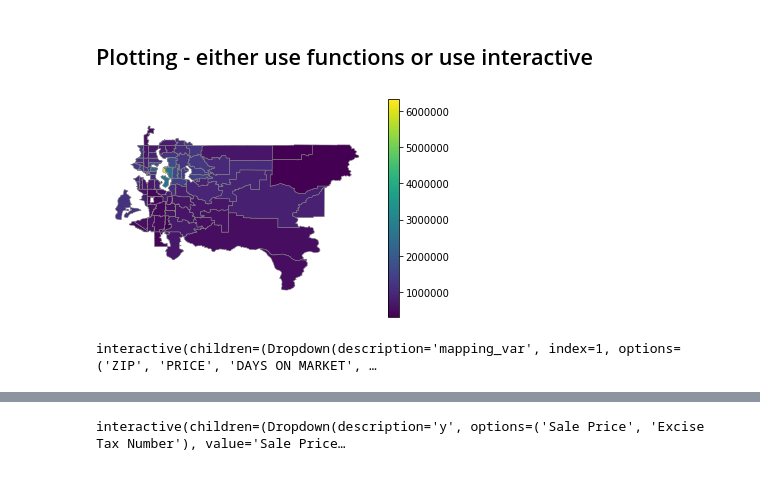
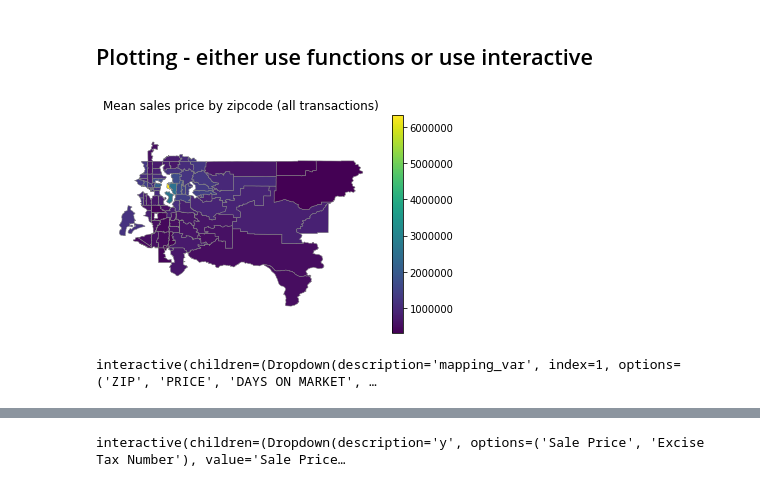
Before and after one commit to mweath/data515_project, a Jupyter notebook: code/visualization_wip.ipynb, the cells around one changed output, grey strips where cells are left out. Saved outputs shown, nothing was run; the diff lists cells and outputs as text; code cells hidden in the pictures.

```diff
--- a/code/visualization_wip.ipynb
+++ b/code/visualization_wip.ipynb
@@ -74,26 +137,26 @@ def opening_plot(opening_data = merged, mapping_var='PRICE'):
     opening_data.plot(column=mapping_var,ax=ax, linewidth=0.5, edgecolor='0.5', legend=True)
     ax.set_axis_off()
     plt.axis('equal')
+    plt.title('Mean sales price by zipcode (all transactions)')
     plt.savefig(project_path+'/output/example_opening.png');
     plt.show()
 # %%
 #plot with function
-#opening_plot()
+opening_plot()
 # %% [output]
-[figure, old version]
+[figure, new version]
 # %%
 #interactive opening plot - select var of interest
-
 def opening_interactive(mapping_var='PRICE'):
     f, ax = plt.subplots(1)
     merged.plot(column=mapping_var,ax=ax, linewidth=0.5, edgecolor='0.5', legend=True)
     ax.set_axis_off()
     plt.axis('equal')
-
-interactive_plot = interactive(opening_interactive, mapping_var=merged.select_dtypes(include=np.number).columns.tolist())
-interactive_plot
-# %% [output]
-interactive(children=(Dropdown(description='mapping_var', index=1, options=('ZIP', 'PRICE', 'DAYS ON MARKET', …
+# %%
+interactive_plot = interactive(opening_interactive, mapping_var=merged.select_dtypes(include=np.number).columns.tolist())
+interactive_plot
+# %% [output]
+interactive(children=(Dropdown(description='mapping_var', index=1, options=('ZIP', 'PRICE', 'DAYS ON MARKET', …
 # %%
 #define trend plot as a function in case want to split
 def trend_plot(data=kc_aggregate, trend_variable='Sale Price'):
```
Also changed, not shown: parts of 12 cells of this notebook, 2 other files.
